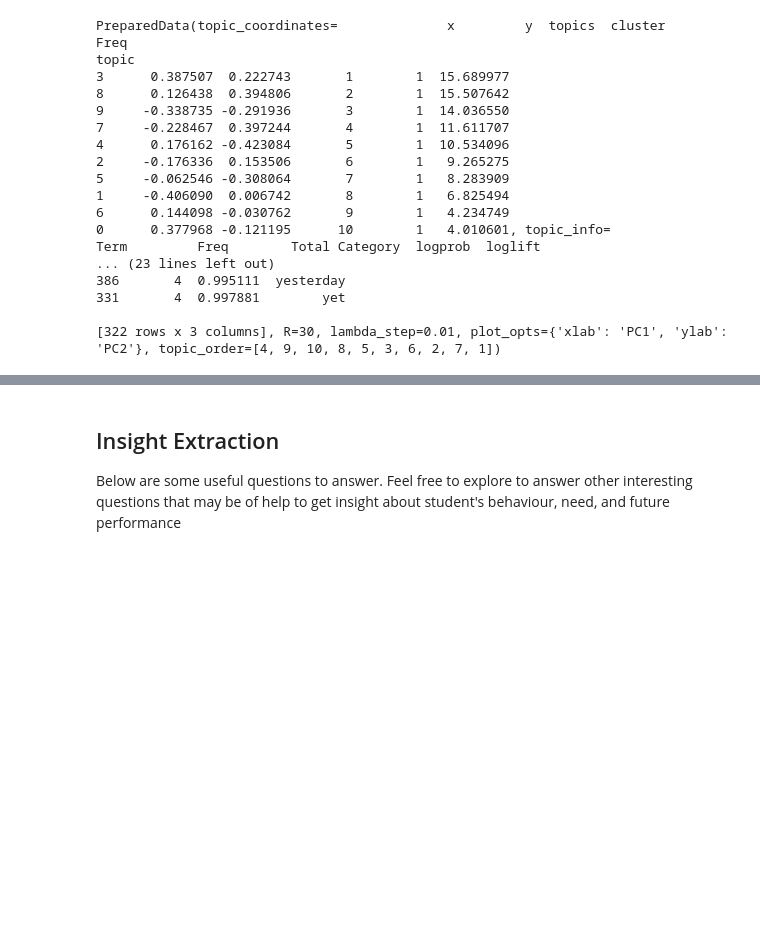
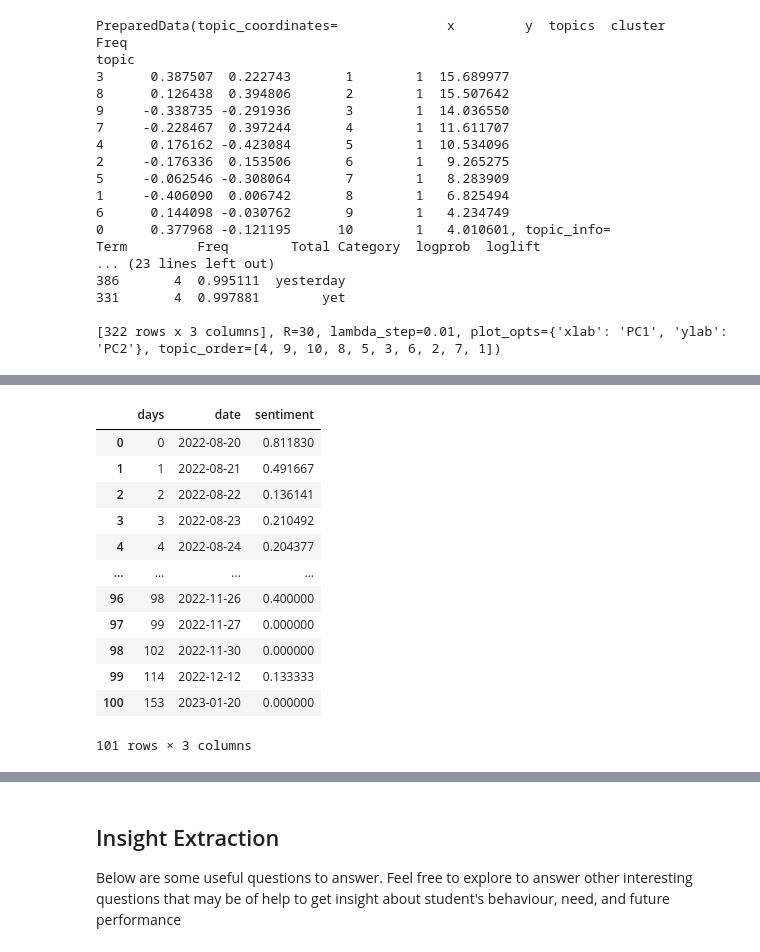
Before and after one commit to MubarekHussen/network_analysis, a Jupyter notebook: notebooks/parse_slack_data.ipynb, the cells around one changed output, grey strips where cells are left out. Drawn from its saved outputs; the diff is of its cells as text; code cells hidden in the pictures; blank space fills up the shorter version.

```diff
--- a/notebooks/parse_slack_data.ipynb
+++ b/notebooks/parse_slack_data.ipynb
@@ -448,3 +449,38 @@ sentiment_by_day
 | 99 | 114 | 0.133333 |
 | 100 | 153 | 0.000000 |
 101 rows × 2 columns
+# %%
+df['msg_sent_time'] = pd.to_datetime(df['msg_sent_time'], unit='s')
+
+start_date = df['msg_sent_time'].min().date()
+
+grouped = df.groupby(df['msg_sent_time'].dt.date)['msg_content'].apply(lambda x: ' '.join(x)).reset_index()
+
+# Rename the 'msg_sent_time' column to 'date' in the 'grouped' DataFrame
+grouped.rename(columns={'msg_sent_time': 'date'}, inplace=True)
+
+grouped['days'] = (grouped['date'] - start_date).apply(lambda x: x.days)
+
+# Function to calculate sentiment using TextBlob
+def calculate_sentiment(text):
+    return TextBlob(text).sentiment.polarity
+
+grouped['sentiment'] = grouped['msg_content'].apply(calculate_sentiment)
+
+sentiment_by_day = grouped.groupby(['days', 'date'])['sentiment'].mean().reset_index()
+
+sentiment_by_day
+# %% [output]
+|  | days | date | sentiment |
+| 0 | 0 | 2022-08-20 | 0.811830 |
+| 1 | 1 | 2022-08-21 | 0.491667 |
+| 2 | 2 | 2022-08-22 | 0.136141 |
+| 3 | 3 | 2022-08-23 | 0.210492 |
+| 4 | 4 | 2022-08-24 | 0.204377 |
+| ... | ... | ... | ... |
+| 96 | 98 | 2022-11-26 | 0.400000 |
+| 97 | 99 | 2022-11-27 | 0.000000 |
+| 98 | 102 | 2022-11-30 | 0.000000 |
+| 99 | 114 | 2022-12-12 | 0.133333 |
+| 100 | 153 | 2023-01-20 | 0.000000 |
+101 rows × 3 columns
```
Also changed, not shown: parts of 3 cells of this notebook.
